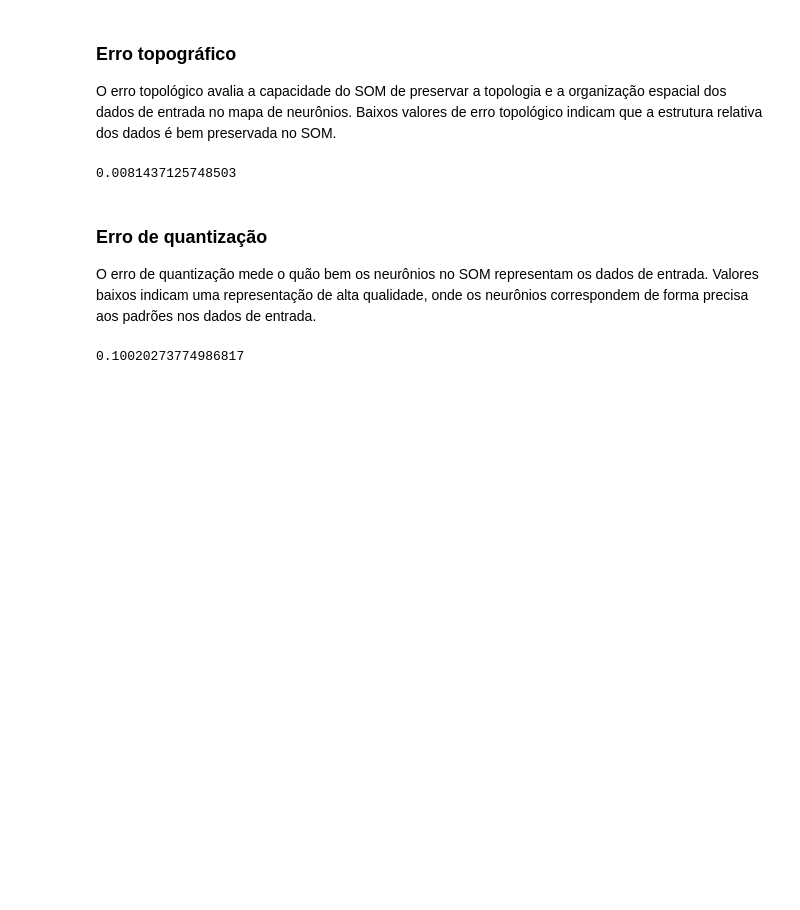
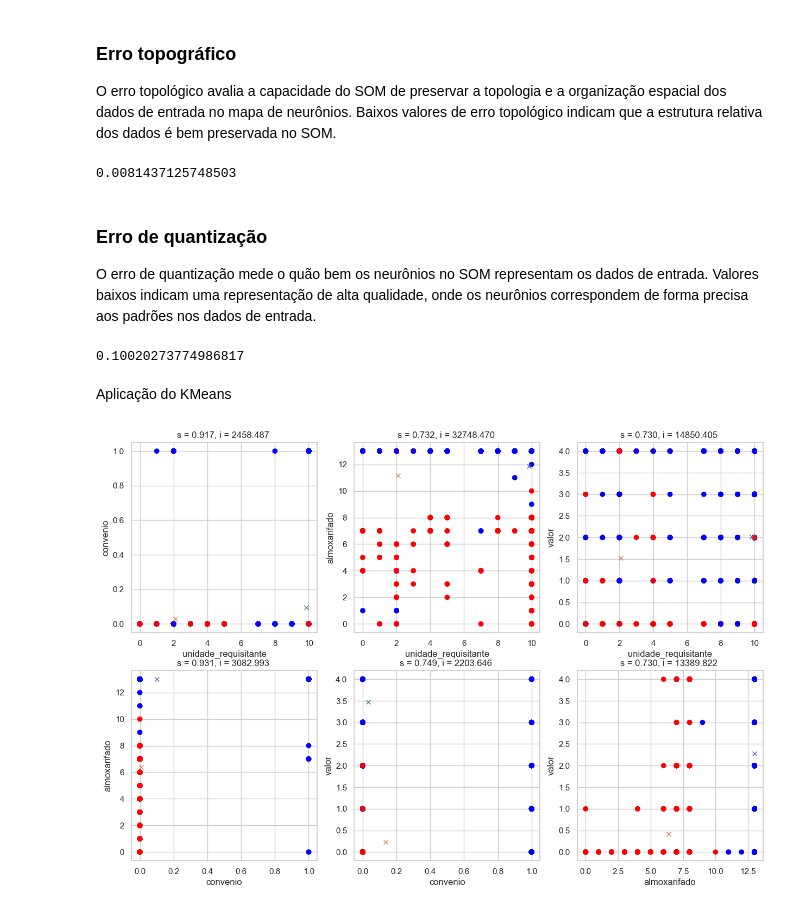
Before and after one commit to raphaelramosds/material-requests, a Jupyter notebook: Project.ipynb, the cells around one changed output. Drawn from its saved outputs; the diff is of its cells as text; code cells hidden in the pictures; blank space fills up the shorter version.

Commit message:
feat: adding Kmeans

```diff
--- a/Project.ipynb
+++ b/Project.ipynb
@@ -518,3 +520,42 @@ O erro de quantização mede o quão bem os neurônios no SOM representam os dad
 som.quantization_error(data)
 # %% [output]
 0.10020273774986817
+# %% [markdown]
+Aplicação do KMeans
+# %%
+from sklearn.cluster import KMeans
+from sklearn.metrics import silhouette_score
+import itertools
+import matplotlib
+import matplotlib.pyplot as plt
+import numpy as np
+
+data = df.drop(columns = ['status'])
+labels = df.drop(columns = ['convenio','unidade_requisitante', 'almoxarifado', 'valor'])
+colors = ['blue', 'red']
+
+combinations = list(itertools.combinations(data, 2))
+
+fig, axs = plt.subplots(2,3, figsize=(15,10))
+
+count = 0
+for x, y in combinations:
+    d = np.array(data[[x,y]],dtype=np.float64)
+    l = np.array(labels,dtype=np.float64)
+    axs[count//3, count%3].set_xlabel(x)
+    axs[count//3, count%3].set_ylabel(y)
+    axs[count//3, count%3].scatter(d[:,0], d[:,1], c=l, cmap=matplotlib.colors.ListedColormap(colors))
+
+    kmeans = KMeans(n_clusters=2, random_state=0, n_init='auto').fit(data[[x,y]])
+    cluster_labels = kmeans.fit_predict(d)
+    silhouette_avg = silhouette_score(d, cluster_labels)
+    inertia = kmeans.inertia_
+    axs[count//3, count%3].set_title(f's = {silhouette_avg:.3f}, i = {inertia:.3f} ')
+
+    for center in kmeans.cluster_centers_:
+        xc, yc = center
+        axs[count//3, count%3].plot(xc,yc,'x')
+
+    count += 1
+# %% [output]
+[figure, added]
```
Also changed, not shown: parts of 3 cells of this notebook.
